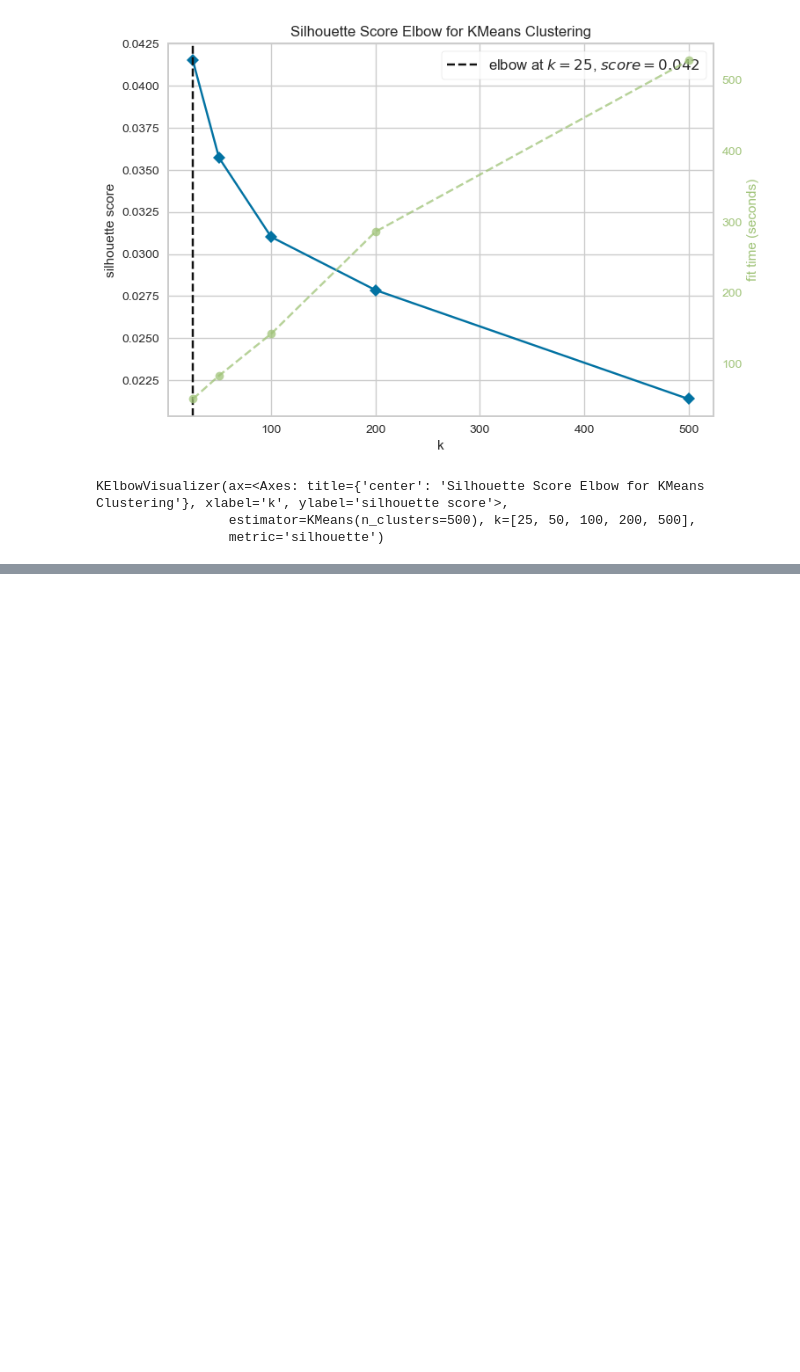
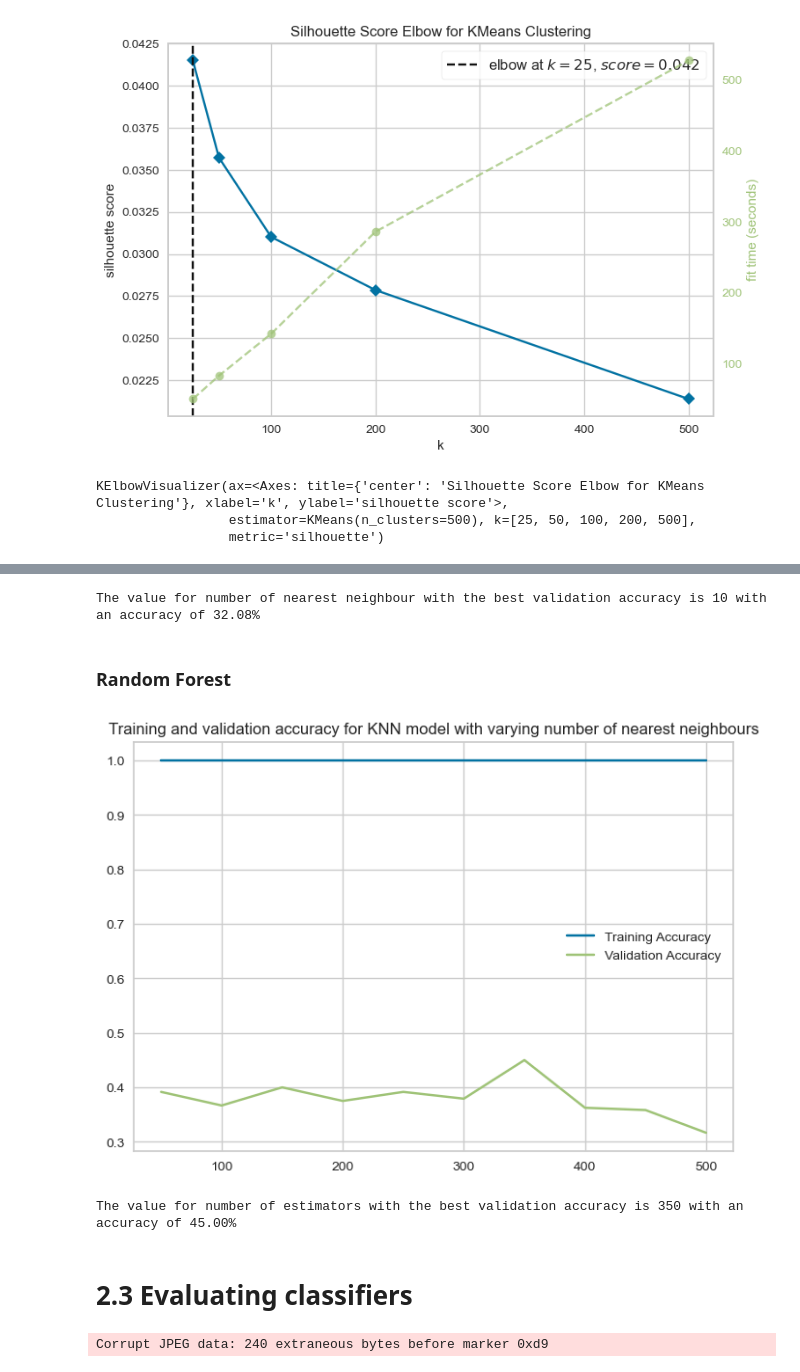
Before and after one commit to BrentonAD/SIT789-Task4-3P, a Jupyter notebook: Brenton-Adey-Notebook.ipynb, the cells around one changed output, grey strips where cells are left out. Saved outputs shown, nothing was run; the diff lists cells and outputs as text; code cells hidden in the pictures; blank space fills up the shorter version.

```diff
--- a/Brenton-Adey-Notebook.ipynb
+++ b/Brenton-Adey-Notebook.ipynb
@@ -169,0 +293,51 @@ KElbowVisualizer(ax=<Axes: title={'center': 'Silhouette Score Elbow for KMeans C
+# %%
+best_nn = nn_search_space[np.argmax(validation_accuracies)]
+best_val_acc = max(validation_accuracies)
+print(f"The value for number of nearest neighbour with the best validation accuracy is {best_nn} with an accuracy of {best_val_acc:.2%}")
+# %% [output]
+The value for number of nearest neighbour with the best validation accuracy is 10 with an accuracy of 32.08%
+# %%
+# Re-train and save best model
+knn = KNeighborsClassifier(n_neighbors = best_nn)
+knn.fit(training_word_histograms, training_breed_labels)
+with open('best_knn.pkl', 'wb') as f: #'wb' is for binary write
+    pickle.dump(knn, f)
+# %% [markdown]
+### Random Forest
+# %%
+# Define the training parameters
+training_accuracies = []
+validation_accuracies = []
+n_estimators_search_space = [50, 100, 150, 200, 250, 300, 350, 400, 450, 500]
+# %%
+# Train the rf model
+
+for n_estimators in n_estimators_search_space:
+    rf = RandomForestClassifier(n_estimators= n_neighbours)
+    rf.fit(training_word_histograms, training_breed_labels)
+
+    # Get accuracy on training dataset
+    training_pred = rf.predict(training_word_histograms)
+    training_acc = accuracy_score(training_breed_labels, training_pred)
+    training_accuracies.append(training_acc)
+
+    # Get accuracy on validation dataset
+    validation_pred = rf.predict(validation_word_histograms)
+    validation_acc = accuracy_score(validation_breed_labels, validation_pred)
+    validation_accuracies.append(validation_acc)
+# %%
+# Plot the results
+
+plt.plot(n_estimators_search_space, training_accuracies, label='Training Accuracy')
+plt.plot(n_estimators_search_space, validation_accuracies, label='Validation Accuracy')
+plt.legend()
+plt.title("Training and validation accuracy for KNN model with varying number of nearest neighbours")
+plt.show()
+# %% [output]
+[figure, added]
+# %%
+best_n_estimators = n_estimators_search_space[np.argmax(validation_accuracies)]
+best_val_acc = max(validation_accuracies)
+print(f"The value for number of estimators with the best validation accuracy is {best_n_estimators} with an accuracy of {best_val_acc:.2%}")
+# %% [output]
+The value for number of estimators with the best validation accuracy is 350 with an accuracy of 45.00%
@@ -169,0 +350,17 @@ KElbowVisualizer(ax=<Axes: title={'center': 'Silhouette Score Elbow for KMeans C
+# %% [markdown]
+# 2.3 Evaluating classifiers
+# %%
+# Get test file names
+testing_file_names = []
+testing_breed_labels = []
+for i, breed in enumerate(breeds):
+    sub_path = path + 'val/'
+    sub_file_names = [os.path.join(sub_path, file) for file in os.listdir(sub_path) if file.startswith(breed)]
+    sub_breed_labels = [i] * len(sub_file_names) #create a list of N elements, all are i
+    testing_file_names += sub_file_names
+    testing_breed_labels += sub_breed_labels
+
+# Generate test histograms
+testing_word_histograms = dictionary.create_word_histograms(testing_file_names)
+# %% [output]
+Corrupt JPEG data: 240 extraneous bytes before marker 0xd9
```
Also changed, not shown: parts of 19 cells of this notebook, 2 other files.
